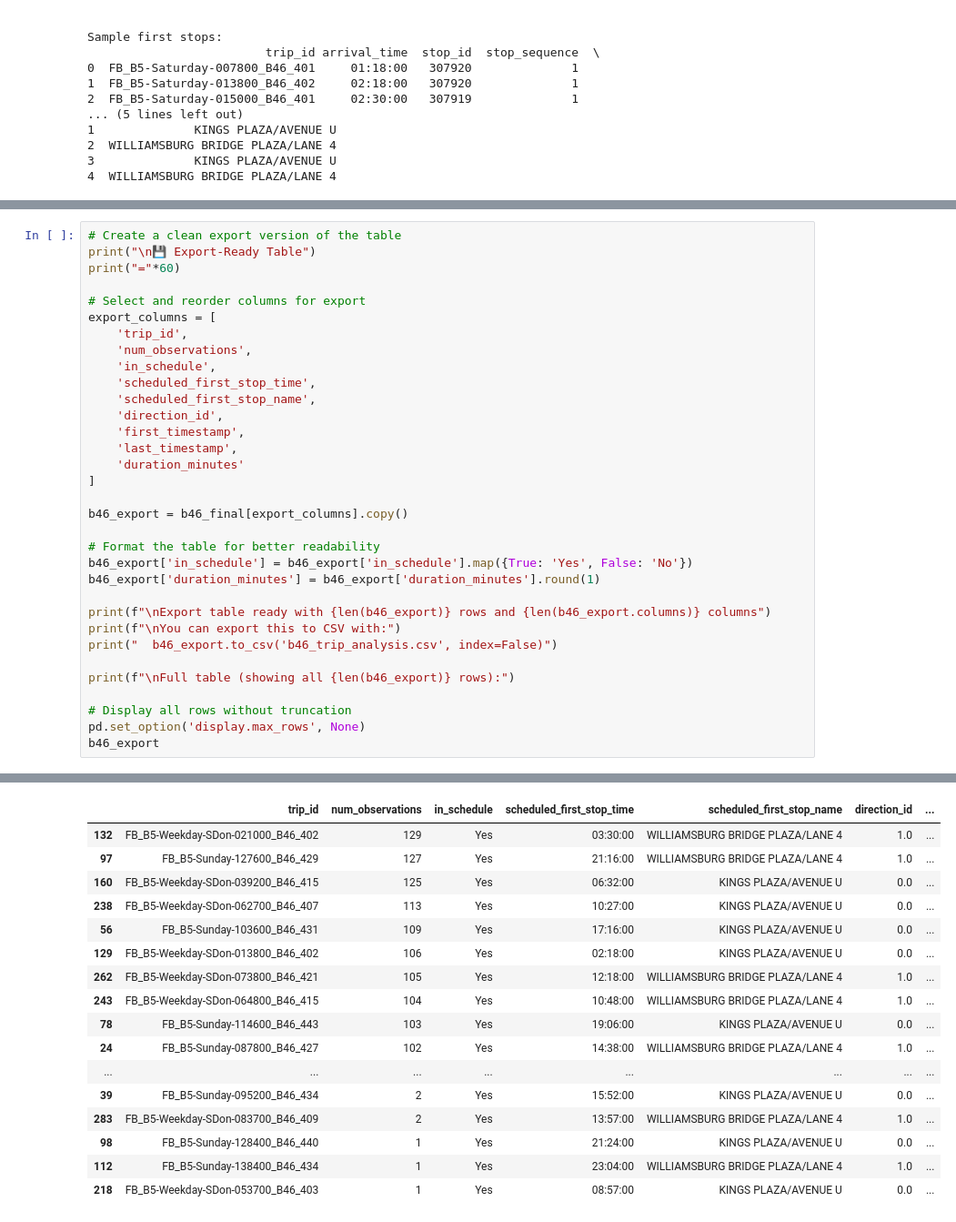
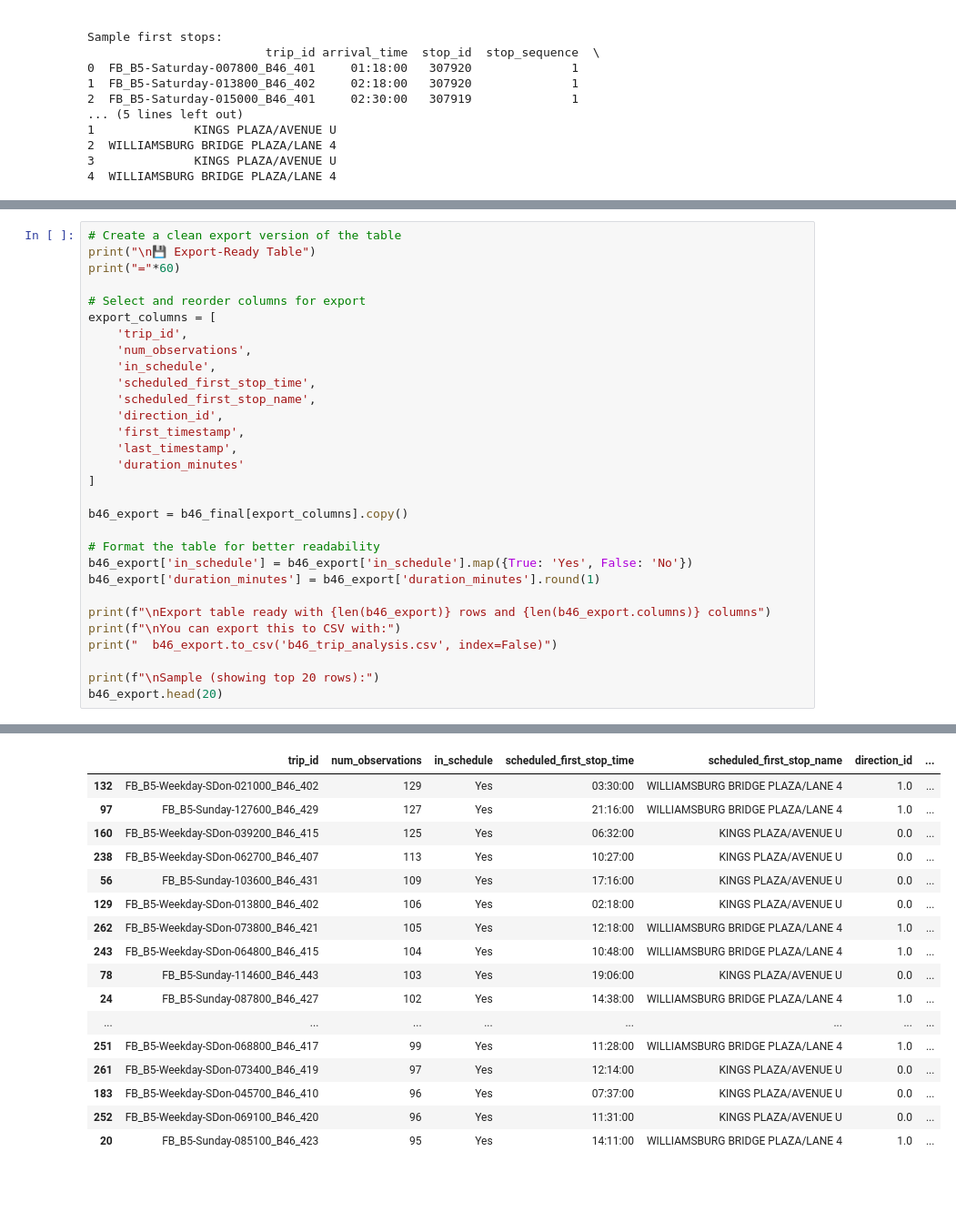
Before and after one commit to anthonymobile/greenstreet-bus-data, a Jupyter notebook: notebook.ipynb, the cells around one changed output, grey strips where cells are left out. Shown at 91% size. Cells and saved outputs as stored; diff of their text form; blank space fills up the shorter version.

```diff
--- a/notebook.ipynb
+++ b/notebook.ipynb
@@ -592,11 +583,8 @@ print(f"\nExport table ready with {len(b46_export)} rows and {len(b46_export.col
 print(f"\nYou can export this to CSV with:")
 print("  b46_export.to_csv('b46_trip_analysis.csv', index=False)")
 
-print(f"\nFull table (showing all {len(b46_export)} rows):")
-
-# Display all rows without truncation
-pd.set_option('display.max_rows', None)
-b46_export
+print(f"\nSample (showing top 20 rows):")
+b46_export.head(20)
 # %% [output]
 💾 Export-Ready Table
 ============================================================
@@ -610,20 +598,20 @@ Full table (showing all 285 rows):
 |  | trip_id | num_observations | in_schedule | scheduled_first_stop_time | scheduled_first_stop_name | direction_id | ... |
 | 132 | FB_B5-Weekday-SDon-021000_B46_402 | 129 | Yes | 03:30:00 | WILLIAMSBURG BRIDGE PLAZA/LANE 4 | 1.0 | ... |
 | 97 | FB_B5-Sunday-127600_B46_429 | 127 | Yes | 21:16:00 | WILLIAMSBURG BRIDGE PLAZA/LANE 4 | 1.0 | ... |
 | 160 | FB_B5-Weekday-SDon-039200_B46_415 | 125 | Yes | 06:32:00 | KINGS PLAZA/AVENUE U | 0.0 | ... |
 | 238 | FB_B5-Weekday-SDon-062700_B46_407 | 113 | Yes | 10:27:00 | KINGS PLAZA/AVENUE U | 0.0 | ... |
 | 56 | FB_B5-Sunday-103600_B46_431 | 109 | Yes | 17:16:00 | KINGS PLAZA/AVENUE U | 0.0 | ... |
 | 129 | FB_B5-Weekday-SDon-013800_B46_402 | 106 | Yes | 02:18:00 | KINGS PLAZA/AVENUE U | 0.0 | ... |
 | 262 | FB_B5-Weekday-SDon-073800_B46_421 | 105 | Yes | 12:18:00 | WILLIAMSBURG BRIDGE PLAZA/LANE 4 | 1.0 | ... |
 | 243 | FB_B5-Weekday-SDon-064800_B46_415 | 104 | Yes | 10:48:00 | WILLIAMSBURG BRIDGE PLAZA/LANE 4 | 1.0 | ... |
 | 78 | FB_B5-Sunday-114600_B46_443 | 103 | Yes | 19:06:00 | KINGS PLAZA/AVENUE U | 0.0 | ... |
 | 24 | FB_B5-Sunday-087800_B46_427 | 102 | Yes | 14:38:00 | WILLIAMSBURG BRIDGE PLAZA/LANE 4 | 1.0 | ... |
 | ... | ... | ... | ... | ... | ... | ... | ... |
-| 39 | FB_B5-Sunday-095200_B46_434 | 2 | Yes | 15:52:00 | KINGS PLAZA/AVENUE U | 0.0 | ... |
-| 283 | FB_B5-Weekday-SDon-083700_B46_409 | 2 | Yes | 13:57:00 | WILLIAMSBURG BRIDGE PLAZA/LANE 4 | 1.0 | ... |
-| 98 | FB_B5-Sunday-128400_B46_440 | 1 | Yes | 21:24:00 | KINGS PLAZA/AVENUE U | 0.0 | ... |
-| 112 | FB_B5-Sunday-138400_B46_434 | 1 | Yes | 23:04:00 | WILLIAMSBURG BRIDGE PLAZA/LANE 4 | 1.0 | ... |
-| 218 | FB_B5-Weekday-SDon-053700_B46_403 | 1 | Yes | 08:57:00 | KINGS PLAZA/AVENUE U | 0.0 | ... |
+| 251 | FB_B5-Weekday-SDon-068800_B46_417 | 99 | Yes | 11:28:00 | WILLIAMSBURG BRIDGE PLAZA/LANE 4 | 1.0 | ... |
+| 261 | FB_B5-Weekday-SDon-073400_B46_419 | 97 | Yes | 12:14:00 | KINGS PLAZA/AVENUE U | 0.0 | ... |
+| 183 | FB_B5-Weekday-SDon-045700_B46_410 | 96 | Yes | 07:37:00 | KINGS PLAZA/AVENUE U | 0.0 | ... |
+| 252 | FB_B5-Weekday-SDon-069100_B46_420 | 96 | Yes | 11:31:00 | KINGS PLAZA/AVENUE U | 0.0 | ... |
+| 20 | FB_B5-Sunday-085100_B46_423 | 95 | Yes | 14:11:00 | WILLIAMSBURG BRIDGE PLAZA/LANE 4 | 1.0 | ... |
 # %%
 # Calculate straight-line distance and average speed for data quality check
 print("\n📏 Distance and Speed Analysis")
```
Also changed, not shown: parts of 13 cells of this notebook, 2 other files.
